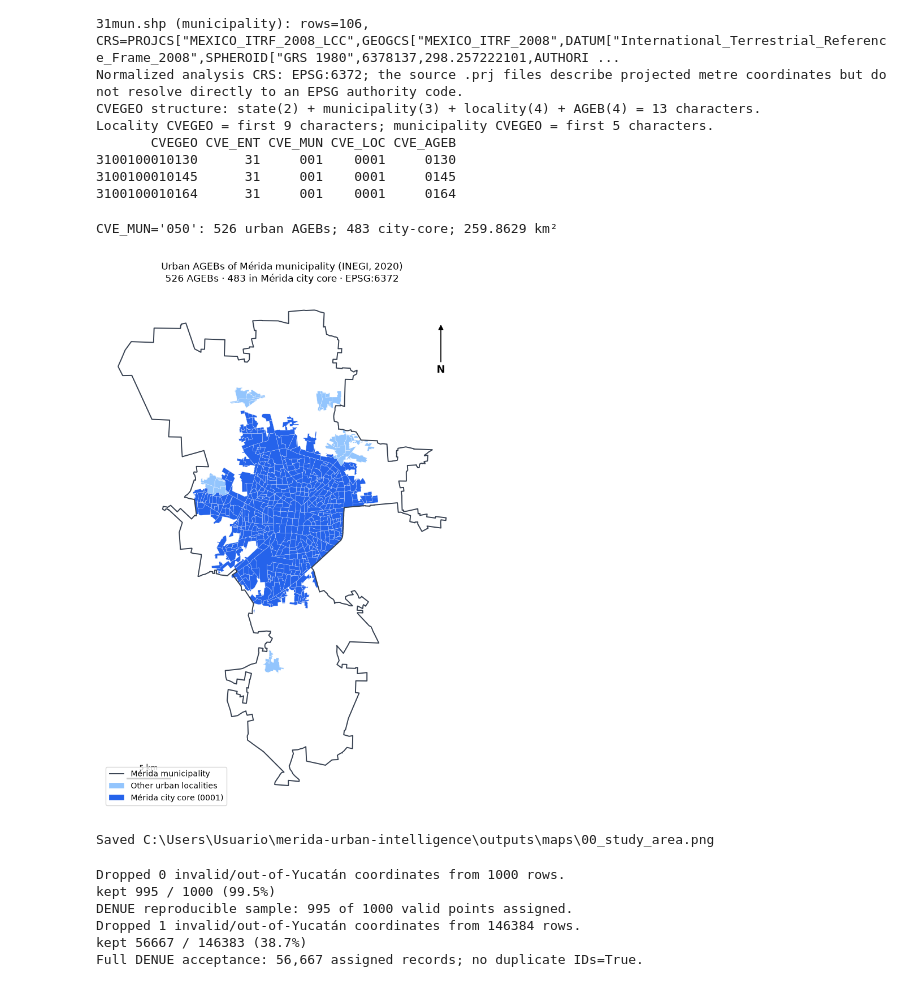
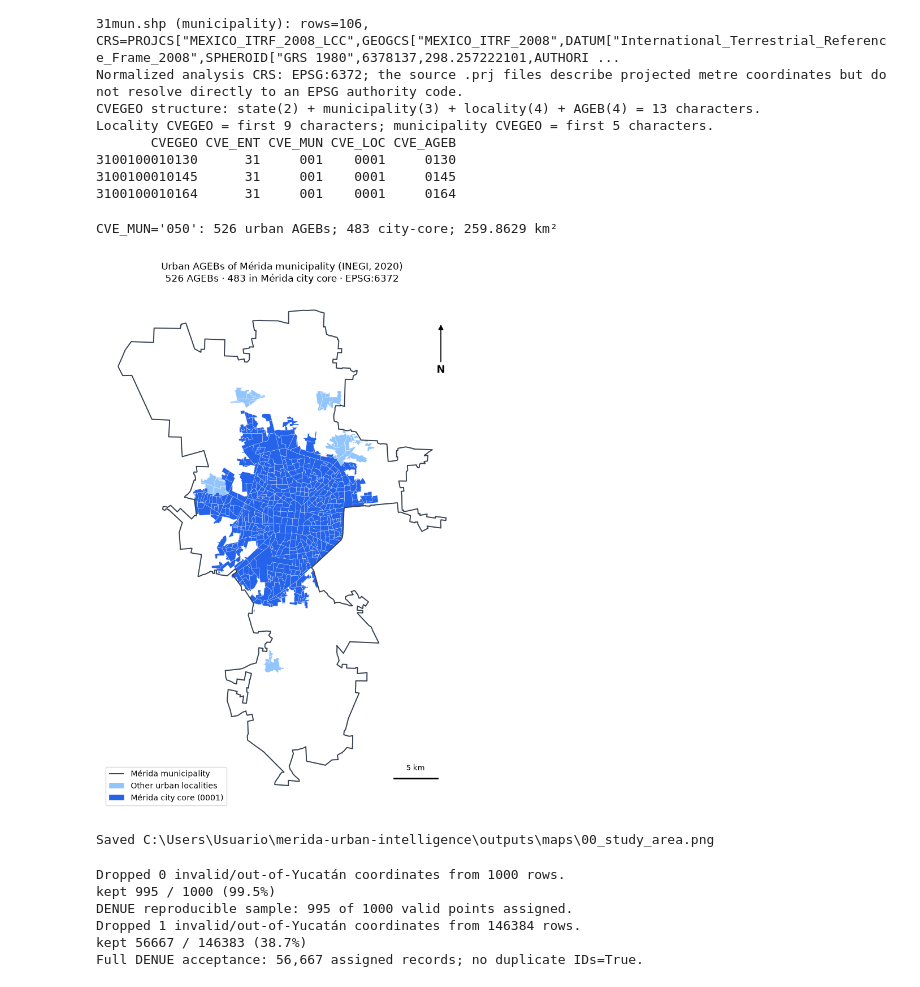
Before and after one commit to joseeangel0/merida-urban-intelligence, a Jupyter notebook: notebooks/10_geographic_assessment.ipynb, the cells around one changed output. Drawn from its saved outputs; the diff is of its cells as text; code cells hidden in the pictures.

Commit message:
fix(geo): separate map scale bar from legend
Co-authored-by: Copilot <223556219+Copilot@users.noreply.github.com>

```diff
--- a/notebooks/10_geographic_assessment.ipynb
+++ b/notebooks/10_geographic_assessment.ipynb
@@ -118,35 +118,35 @@ area_km2 = ageb_merida.geometry.area.sum() / 1_000_000
 print(f"CVE_MUN='050': {len(ageb_merida)} urban AGEBs; {int(ageb_merida.is_city_core.sum())} city-core; {area_km2:.4f} km²")
 assert abs(area_km2 - 259.86) <= 0.1
 
 OUTPUT_MAPS.mkdir(parents=True, exist_ok=True)
 fig, ax = plt.subplots(figsize=(10, 10))
 municipality_merida.boundary.plot(ax=ax, color="#374151", linewidth=1.4, label="Mérida municipality")
 ageb_merida.loc[~ageb_merida.is_city_core].plot(
     ax=ax, color="#93c5fd", edgecolor="white", linewidth=0.25, label="Other urban localities"
 )
 ageb_merida.loc[ageb_merida.is_city_core].plot(
     ax=ax, color="#2563eb", edgecolor="white", linewidth=0.2, label="Mérida city core (0001)"
 )
 ax.annotate("N", xy=(0.94, 0.93), xytext=(0.94, 0.84), xycoords="axes fraction",
             ha="center", va="center", fontsize=13, fontweight="bold",
             arrowprops={"arrowstyle": "-|>", "color": "black", "lw": 1.3})
 xmin, xmax = ax.get_xlim()
 ymin, ymax = ax.get_ylim()
 scale_y = ymin + (ymax - ymin) * 0.06
-scale_x = xmin + (xmax - xmin) * 0.07
+scale_x = xmax - (xmax - xmin) * 0.07 - 5_000
 ax.plot([scale_x, scale_x + 5_000], [scale_y, scale_y], color="black", linewidth=2)
 ax.text(scale_x + 2_500, scale_y + (ymax - ymin) * 0.015, "5 km", ha="center", fontsize=9)
 ax.set_title("Urban AGEBs of Mérida municipality (INEGI, 2020)\n526 AGEBs · 483 in Mérida city core · EPSG:6372")
 ax.legend(loc="lower left", frameon=True)
 ax.set_axis_off()
 fig.tight_layout()
 map_path = OUTPUT_MAPS / "00_study_area.png"
 fig.savefig(map_path, dpi=200, bbox_inches="tight")
 plt.show()
 print(f"Saved {map_path}")
 # %% [output]
 CVE_MUN='050': 526 urban AGEBs; 483 city-core; 259.8629 km²
-[figure, old version]
+[figure, new version]
 Saved C:\Users\Usuario\merida-urban-intelligence\outputs\maps\00_study_area.png
 # %%
 from src.transform.spatial import assign_ageb, points_from_latlon
```
Also changed, not shown: 1 other file.
